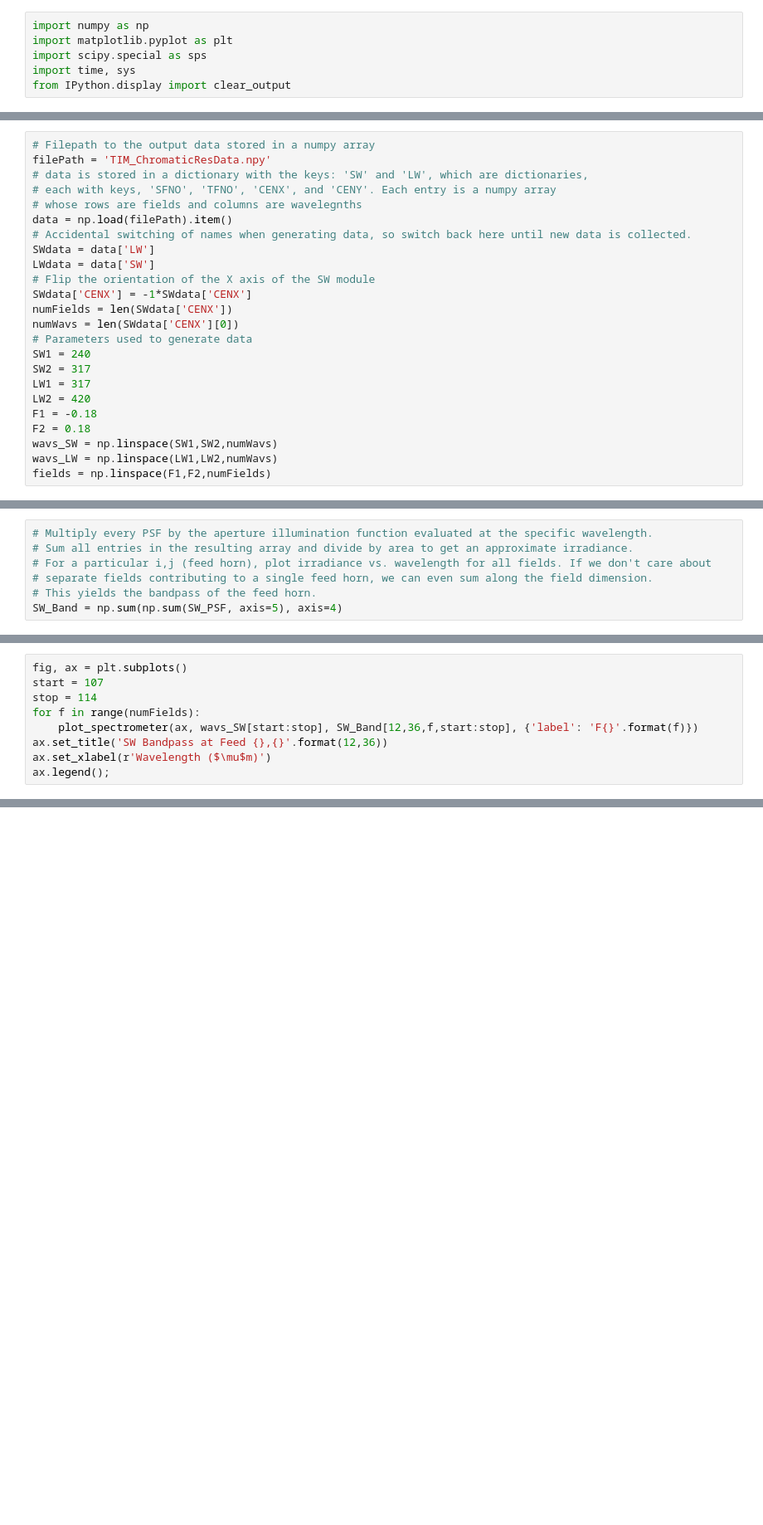
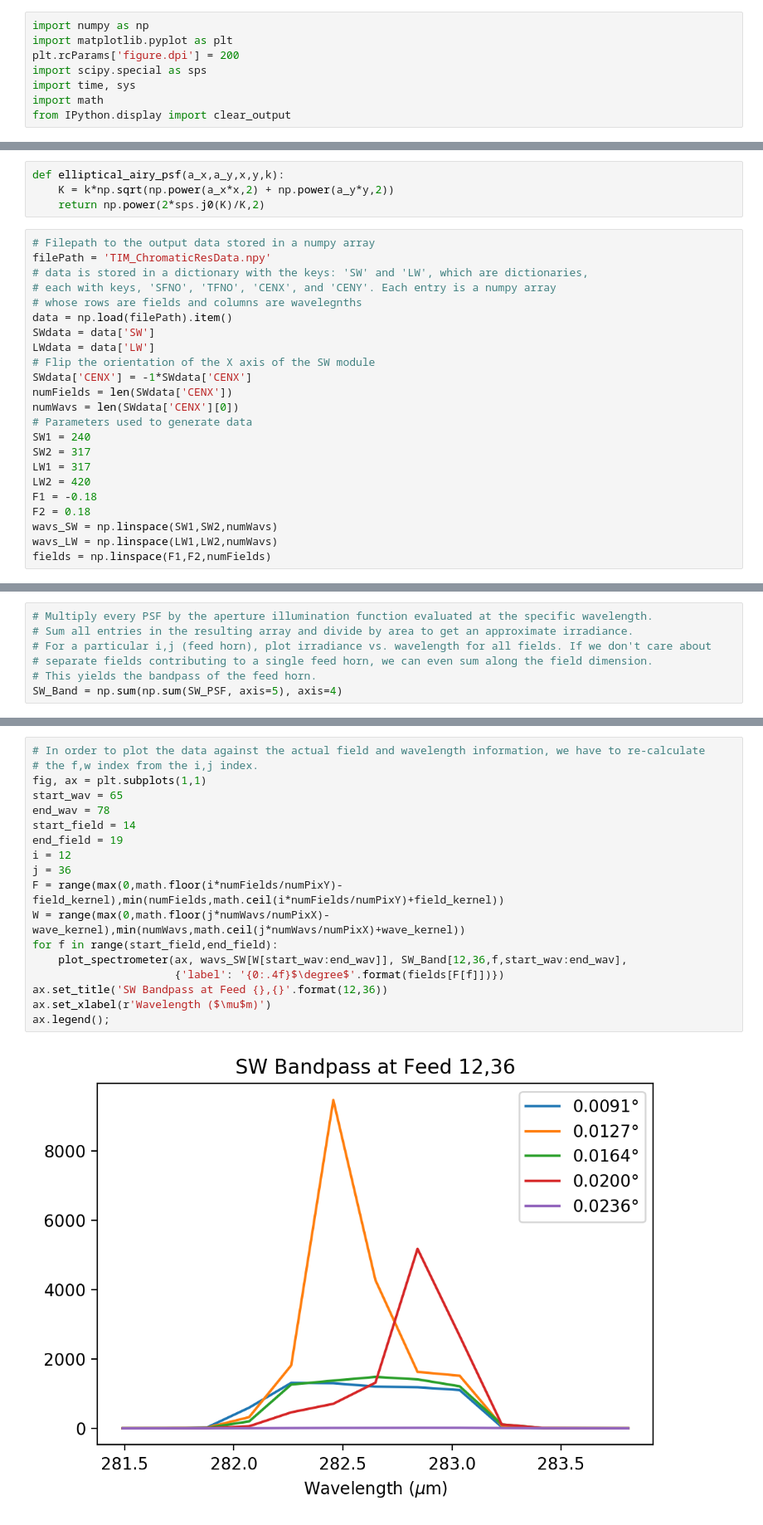
Before and after one commit to tim-balloon/tim-inst_modl, a Jupyter notebook: optics_analysis/Bandpass Shape Zemax.ipynb, the cells around one changed output, grey strips where cells are left out. Shown at 83% size. Drawn from its saved outputs; the diff is of its cells as text; blank space fills up the shorter version.

```diff
--- a/optics_analysis/Bandpass Shape Zemax.ipynb
+++ b/optics_analysis/Bandpass Shape Zemax.ipynb
@@ -3,8 +3,10 @@ Using the data collected from Chromatic Resolution Zemax.py to define the shape
 # %%
 import numpy as np
 import matplotlib.pyplot as plt
+plt.rcParams['figure.dpi'] = 200
 import scipy.special as sps
 import time, sys
+import math
 from IPython.display import clear_output
 # %%
 def update_progress(progress):
@@ -48,6 +50,10 @@ def plot_spectrometer(ax, data1, data2, param_dict):
     """
     out = ax.plot(data1, data2, **param_dict)
     return out
+# %%
+def elliptical_airy_psf(a_x,a_y,x,y,k):
+    K = k*np.sqrt(np.power(a_x*x,2) + np.power(a_y*y,2))
+    return np.power(2*sps.j0(K)/K,2)
 # %%
 # Filepath to the output data stored in a numpy array
 filePath = 'TIM_ChromaticResData.npy'
@@ -55,9 +61,8 @@ filePath = 'TIM_ChromaticResData.npy'
 # each with keys, 'SFNO', 'TFNO', 'CENX', and 'CENY'. Each entry is a numpy array
 # whose rows are fields and columns are wavelegnths
 data = np.load(filePath).item()
-# Accidental switching of names when generating data, so switch back here until new data is collected.
-SWdata = data['LW']
-LWdata = data['SW']
+SWdata = data['SW']
+LWdata = data['LW']
 # Flip the orientation of the X axis of the SW module
 SWdata['CENX'] = -1*SWdata['CENX']
 numFields = len(SWdata['CENX'])
@@ -148,9 +187,0 @@ SW_Band.shape
-# %%
-fig, ax = plt.subplots()
-start = 107
-stop = 114
-for f in range(numFields):
-    plot_spectrometer(ax, wavs_SW[start:stop], SW_Band[12,36,f,start:stop], {'label': 'F{}'.format(f)})
-ax.set_title('SW Bandpass at Feed {},{}'.format(12,36))
-ax.set_xlabel(r'Wavelength ($\mu$m)')
-ax.legend();
@@ -165,0 +188,20 @@ plt.show()
+# %%
+# In order to plot the data against the actual field and wavelength information, we have to re-calculate
+# the f,w index from the i,j index.
+fig, ax = plt.subplots(1,1)
+start_wav = 65
+end_wav = 78
+start_field = 14
+end_field = 19
+i = 12
+j = 36
+F = range(max(0,math.floor(i*numFields/numPixY)-field_kernel),min(numFields,math.ceil(i*numFields/numPixY)+field_kernel))
+W = range(max(0,math.floor(j*numWavs/numPixX)-wave_kernel),min(numWavs,math.ceil(j*numWavs/numPixX)+wave_kernel))
+for f in range(start_field,end_field):
+    plot_spectrometer(ax, wavs_SW[W[start_wav:end_wav]], SW_Band[12,36,f,start_wav:end_wav],
+                      {'label': '{0:.4f}$\degree$'.format(fields[F[f]])})
+ax.set_title('SW Bandpass at Feed {},{}'.format(12,36))
+ax.set_xlabel(r'Wavelength ($\mu$m)')
+ax.legend();
+# %% [output]
+[figure, added]
```
Also changed, not shown: parts of 7 cells of this notebook, 2 other files.
